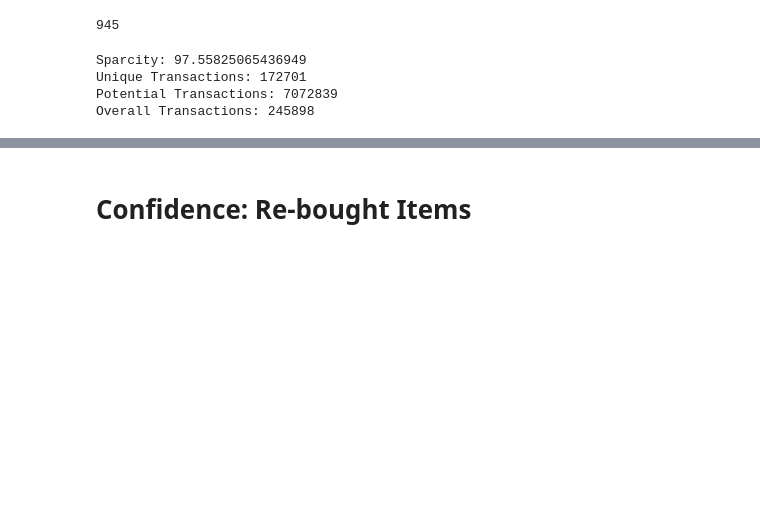
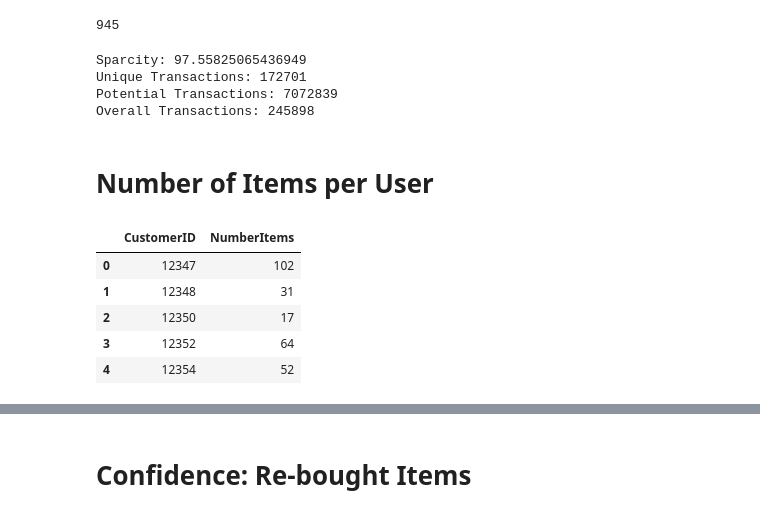
Before and after one commit to uadR1/Master-Thesis-Building-and-Evaluating-Candidate-Generation-Models-with-Neural-Networks, a Jupyter notebook: 01_ExplanatoryDataAnalysis/02_Eda_RecSys.ipynb, the cells around one changed output, grey strips where cells are left out. Cells and saved outputs as stored; diff of their text form; code cells hidden in the pictures; blank space fills up the shorter version.

```diff
--- a/01_ExplanatoryDataAnalysis/02_Eda_RecSys.ipynb
+++ b/01_ExplanatoryDataAnalysis/02_Eda_RecSys.ipynb
@@ -551,3 +551,24 @@ Sparcity: 97.55825065436949
 Unique Transactions: 172701
 Potential Transactions: 7072839
 Overall Transactions: 245898
+# %% [markdown]
+# Number of Items per User
+# %%
+# Create DataFrmmae
+# Group by InvoiceNo and calculate the number of appearances and the product of Quantity and UnitPrice
+df_users = df_rec_sys.groupby('CustomerID').agg({'CustomerID': 'count'})
+
+# Rename the columns
+df_users.columns = ['NumberItems']
+
+# Reset the index
+df_users.reset_index(inplace=True)
+
+df_users.head()
+# %% [output]
+|  | CustomerID | NumberItems |
+| 0 | 12347 | 102 |
+| 1 | 12348 | 31 |
+| 2 | 12350 | 17 |
+| 3 | 12352 | 64 |
+| 4 | 12354 | 52 |
```
Also changed, not shown: parts of 11 cells of this notebook.
